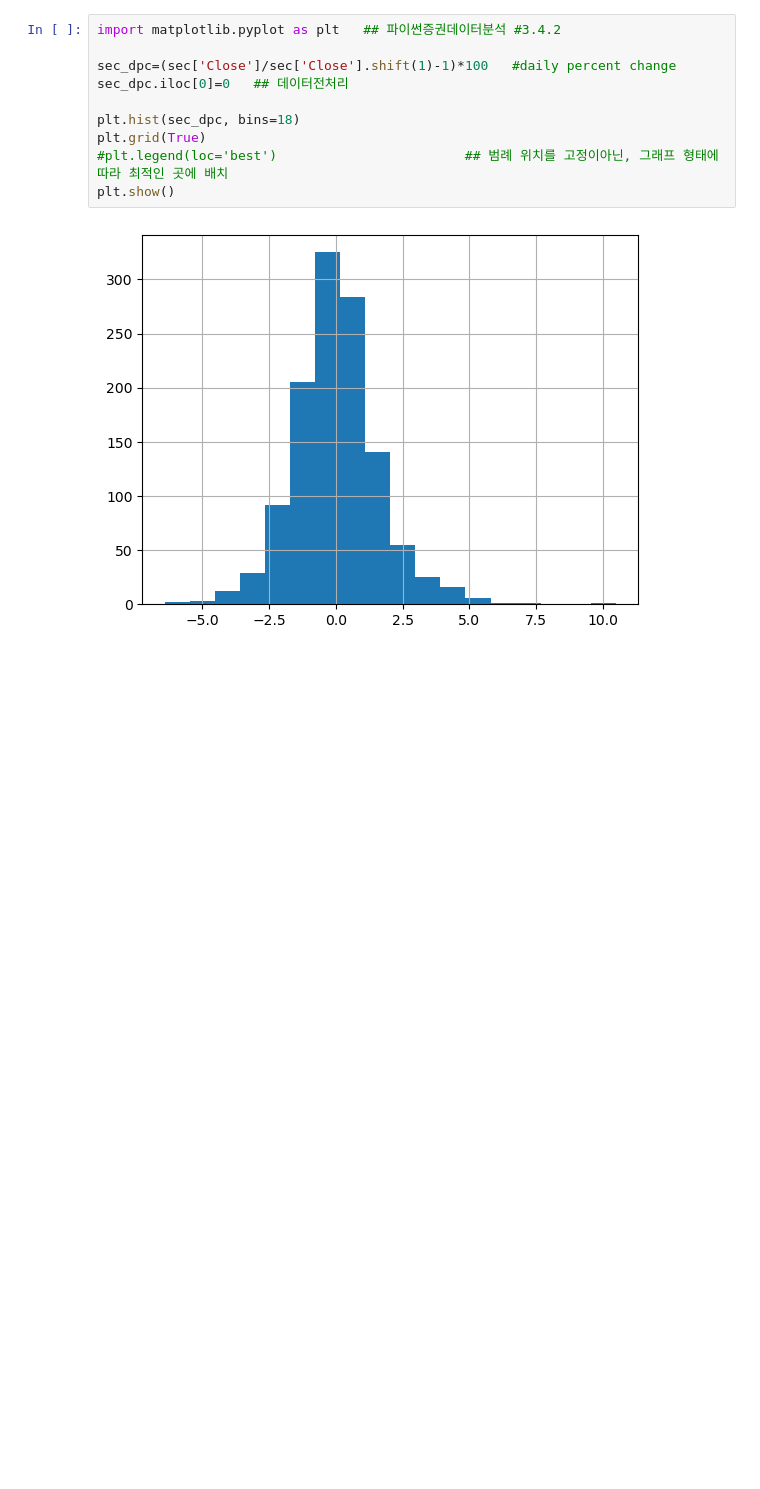
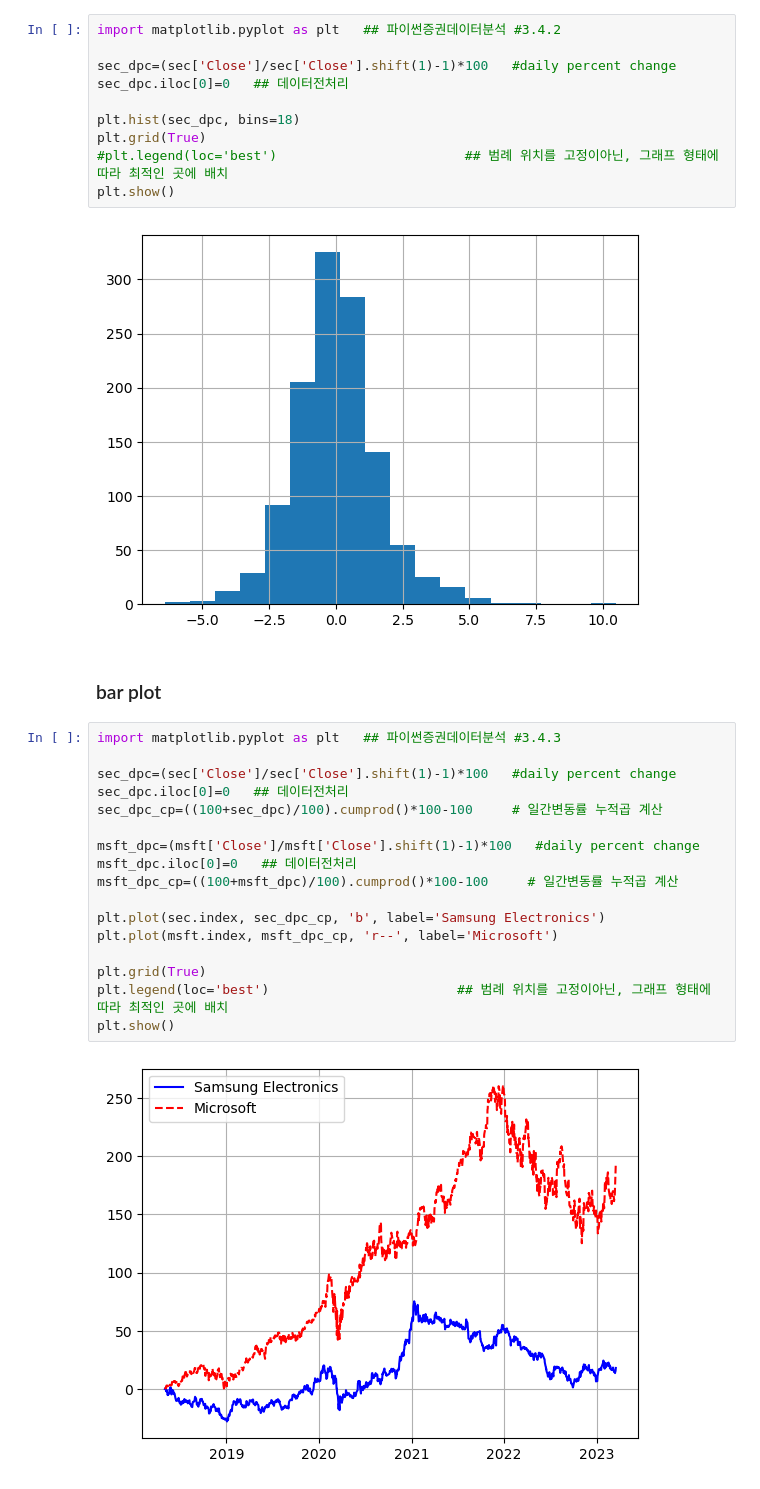
Before and after one commit to Jux5003/Libraries, a Jupyter notebook: PLT-1.ipynb, the cells around one changed output. Saved outputs shown, nothing was run; the diff lists cells and outputs as text; blank space fills up the shorter version.

```diff
--- a/PLT-1.ipynb
+++ b/PLT-1.ipynb
@@ -28,3 +32,24 @@ plt.grid(True)
 plt.show()
 # %% [output]
 [figure]
+# %% [markdown]
+### bar plot
+# %%
+import matplotlib.pyplot as plt   ## 파이썬증권데이터분석 #3.4.3
+
+sec_dpc=(sec['Close']/sec['Close'].shift(1)-1)*100   #daily percent change
+sec_dpc.iloc[0]=0   ## 데이터전처리
+sec_dpc_cp=((100+sec_dpc)/100).cumprod()*100-100     # 일간변동률 누적곱 계산
+
+msft_dpc=(msft['Close']/msft['Close'].shift(1)-1)*100   #daily percent change
+msft_dpc.iloc[0]=0   ## 데이터전처리
+msft_dpc_cp=((100+msft_dpc)/100).cumprod()*100-100     # 일간변동률 누적곱 계산
+
+plt.plot(sec.index, sec_dpc_cp, 'b', label='Samsung Electronics')
+plt.plot(msft.index, msft_dpc_cp, 'r--', label='Microsoft')
+
+plt.grid(True)
+plt.legend(loc='best')                        ## 범례 위치를 고정이아닌, 그래프 형태에 따라 최적인 곳에 배치
+plt.show()
+# %% [output]
+[figure, added]
```
Also changed, not shown: parts of 7 cells of this notebook, 1 other file.
